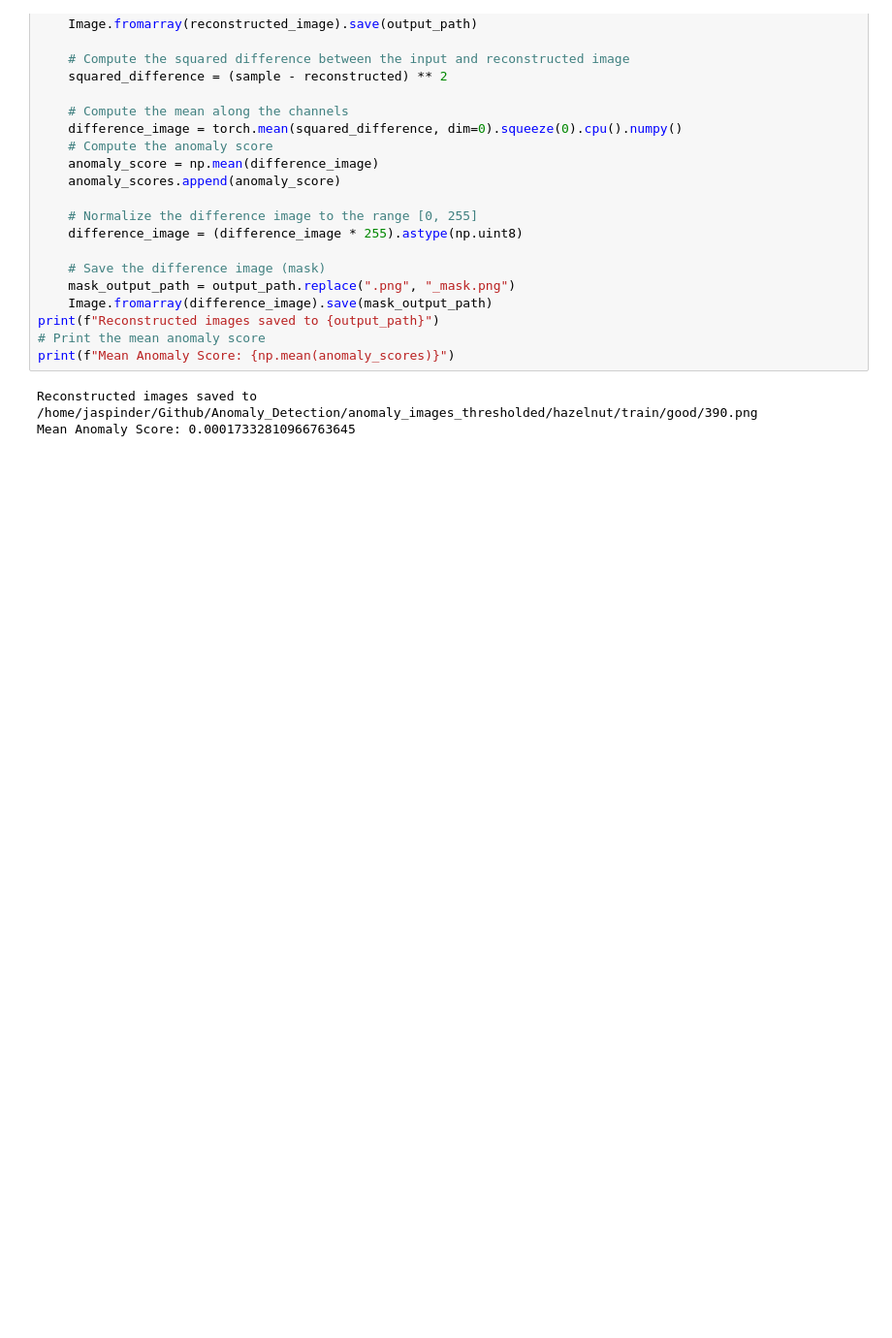
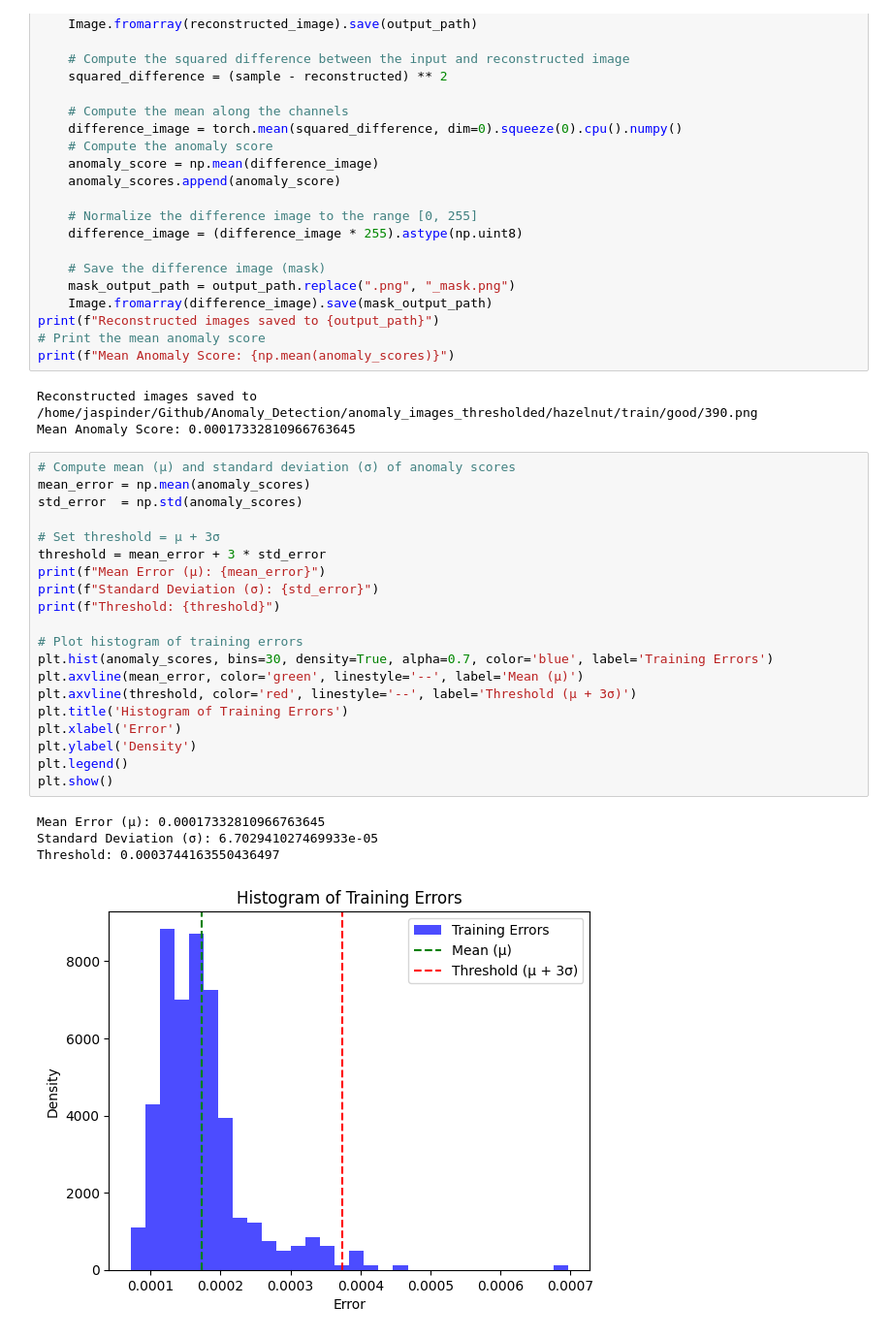
Before and after one commit to Singh8899/Anomaly_Detection, a Jupyter notebook: base_autoencoder.ipynb, the cells around one changed output. Shown at 97% size. Cells and saved outputs as stored; diff of their text form; blank space fills up the shorter version.

```diff
--- a/base_autoencoder.ipynb
+++ b/base_autoencoder.ipynb
@@ -263,3 +266,28 @@ print(f"Mean Anomaly Score: {np.mean(anomaly_scores)}")
 # %% [output]
 Reconstructed images saved to /home/jaspinder/Github/Anomaly_Detection/anomaly_images_thresholded/hazelnut/train/good/390.png
 Mean Anomaly Score: 0.00017332810966763645
+# %%
+# Compute mean (μ) and standard deviation (σ) of anomaly scores
+mean_error = np.mean(anomaly_scores)
+std_error  = np.std(anomaly_scores)
+
+# Set threshold = μ + 3σ
+threshold = mean_error + 3 * std_error
+print(f"Mean Error (μ): {mean_error}")
+print(f"Standard Deviation (σ): {std_error}")
+print(f"Threshold: {threshold}")
+
+# Plot histogram of training errors
+plt.hist(anomaly_scores, bins=30, density=True, alpha=0.7, color='blue', label='Training Errors')
+plt.axvline(mean_error, color='green', linestyle='--', label='Mean (μ)')
+plt.axvline(threshold, color='red', linestyle='--', label='Threshold (μ + 3σ)')
+plt.title('Histogram of Training Errors')
+plt.xlabel('Error')
+plt.ylabel('Density')
+plt.legend()
+plt.show()
+# %% [output]
+Mean Error (μ): 0.00017332810966763645
+Standard Deviation (σ): 6.702941027469933e-05
+Threshold: 0.0003744163550436497
+[figure, added]
```
Also changed, not shown: parts of 1 cell of this notebook, 1 other file.
